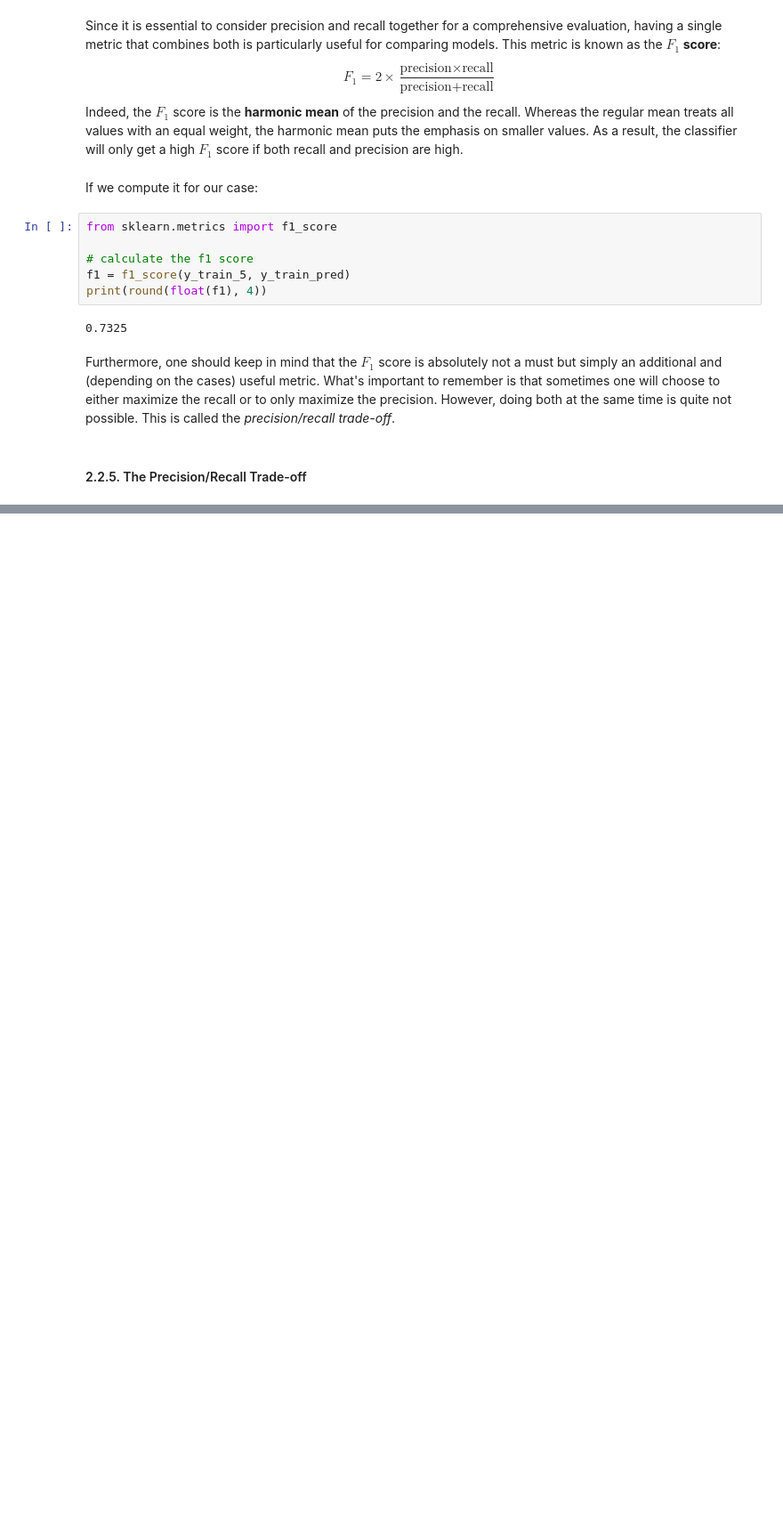
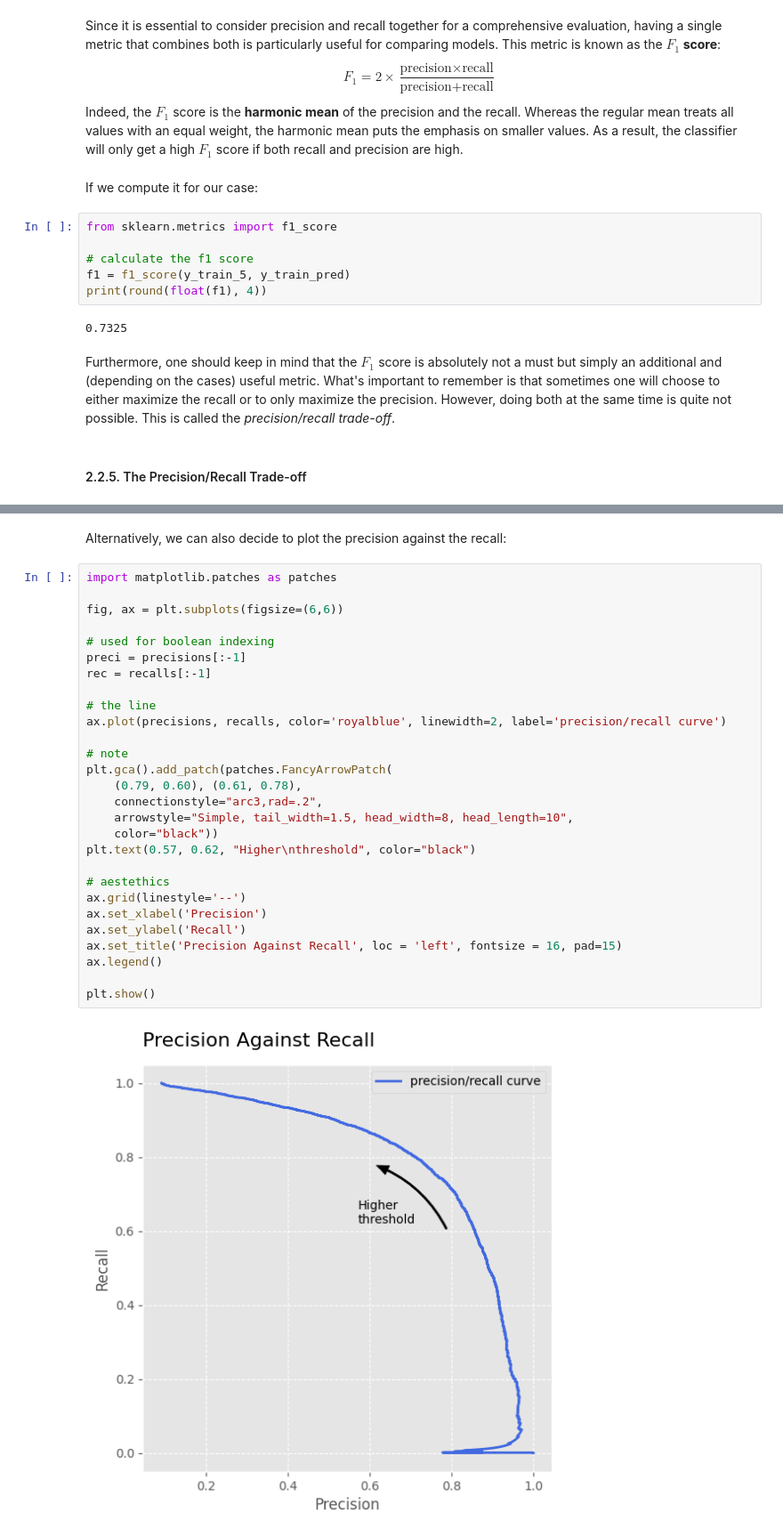
Before and after one commit to YVYX04/ML_First_Steps, a Jupyter notebook: 03_classification.ipynb, the cells around one changed output, grey strips where cells are left out. Shown: that part at 89% size. Drawn from its saved outputs; the diff is of its cells as text; blank space fills up the shorter version.

```diff
--- a/03_classification.ipynb
+++ b/03_classification.ipynb
@@ -361,0 +443,32 @@ test
+# %% [markdown]
+Alternatively, we can also decide to plot the precision against the recall:
+# %%
+import matplotlib.patches as patches
+
+fig, ax = plt.subplots(figsize=(6,6))
+
+# used for boolean indexing
+preci = precisions[:-1]
+rec = recalls[:-1]
+
+# the line
+ax.plot(precisions, recalls, color='royalblue', linewidth=2, label='precision/recall curve')
+
+# note
+plt.gca().add_patch(patches.FancyArrowPatch(
+    (0.79, 0.60), (0.61, 0.78),
+    connectionstyle="arc3,rad=.2",
+    arrowstyle="Simple, tail_width=1.5, head_width=8, head_length=10",
+    color="black"))
+plt.text(0.57, 0.62, "Higher\nthreshold", color="black")
+
+# aestethics
+ax.grid(linestyle='--')
+ax.set_xlabel('Precision')
+ax.set_ylabel('Recall')
+ax.set_title('Precision Against Recall', loc = 'left', fontsize = 16, pad=15)
+ax.legend()
+
+plt.show()
+# %% [output]
+[figure, added]
```
Also changed, not shown: parts of 55 cells of this notebook.
